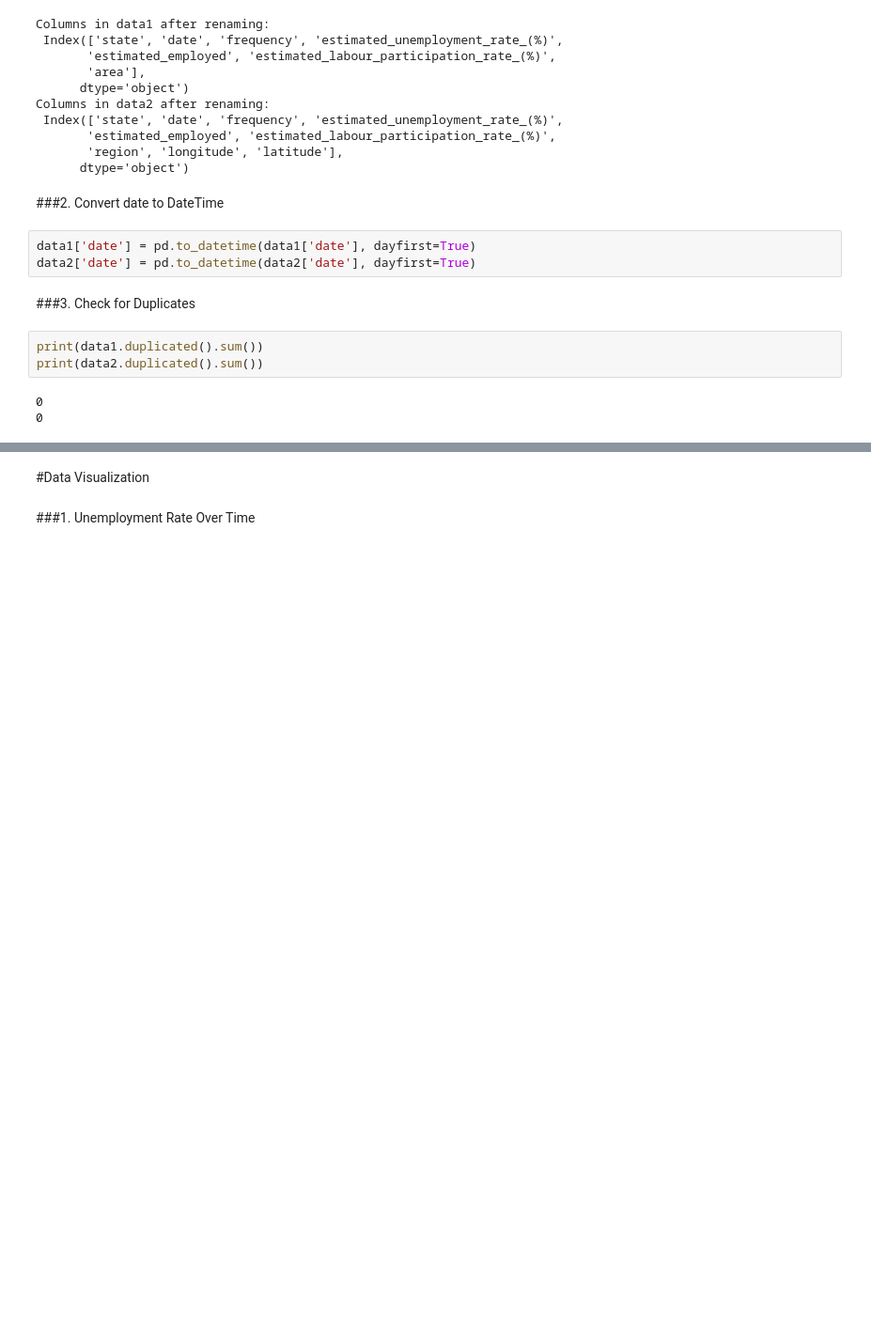
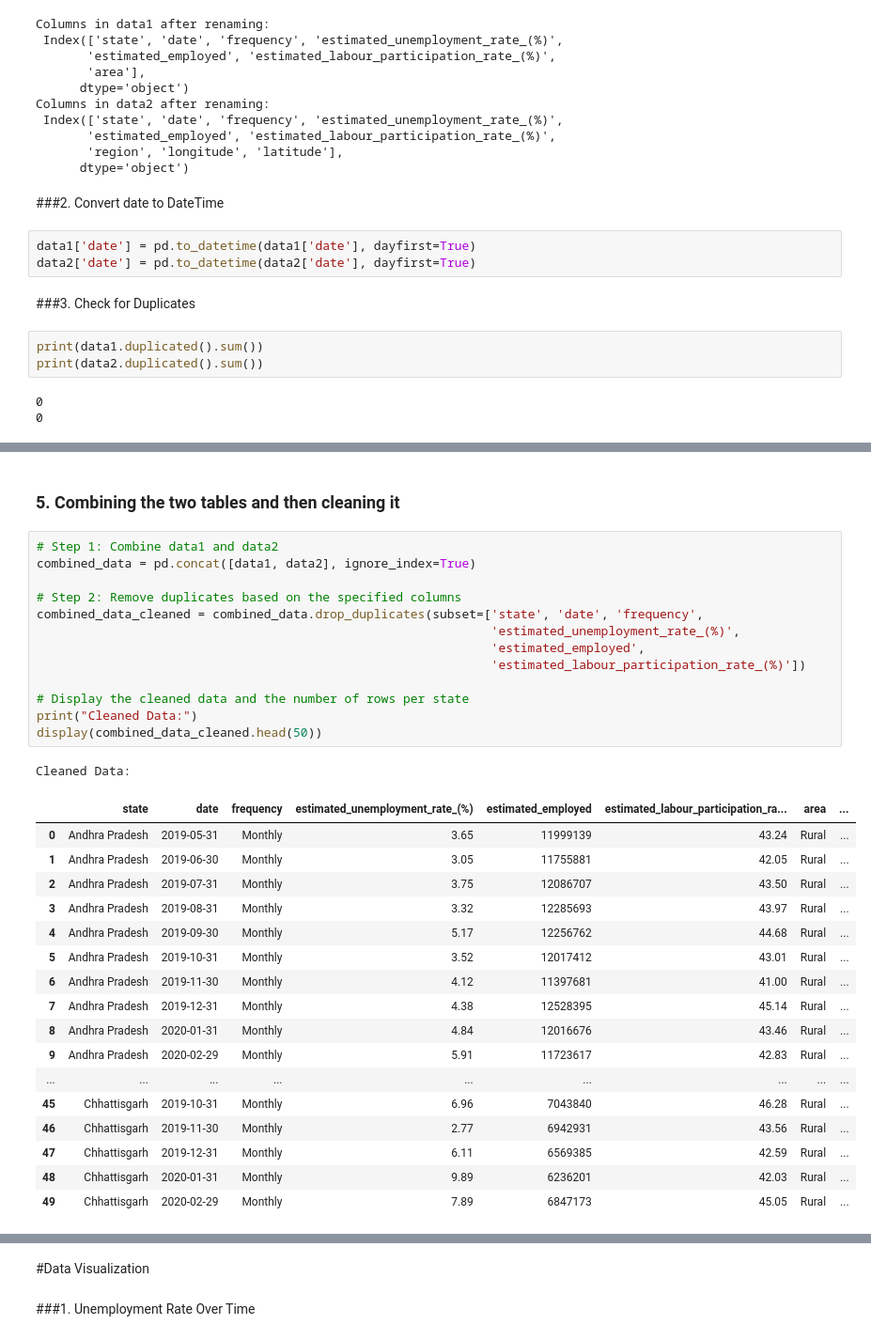
Before and after one commit to shivi13102/Unemployment-Analysis, a Jupyter notebook: Unemployment_Analysis.ipynb, the cells around one changed output, grey strips where cells are left out. Shown at 94% size. Drawn from its saved outputs; the diff is of its cells as text; blank space fills up the shorter version.

```diff
--- a/Unemployment_Analysis.ipynb
+++ b/Unemployment_Analysis.ipynb
@@ -154,0 +211,34 @@ print(data2.duplicated().sum())
+# %% [markdown]
+### 5. Combining the two tables and then cleaning it
+# %%
+# Step 1: Combine data1 and data2
+combined_data = pd.concat([data1, data2], ignore_index=True)
+
+# Step 2: Remove duplicates based on the specified columns
+combined_data_cleaned = combined_data.drop_duplicates(subset=['state', 'date', 'frequency',
+                                                              'estimated_unemployment_rate_(%)',
+                                                              'estimated_employed',
+                                                              'estimated_labour_participation_rate_(%)'])
+
+# Display the cleaned data and the number of rows per state
+print("Cleaned Data:")
+display(combined_data_cleaned.head(50))
+# %% [output]
+Cleaned Data:
+|  | state | date | frequency | estimated_unemployment_rate_(%) | estimated_employed | estimated_labour_participation_ra... | area | ... |
+| 0 | Andhra Pradesh | 2019-05-31 | Monthly | 3.65 | 11999139 | 43.24 | Rural | ... |
+| 1 | Andhra Pradesh | 2019-06-30 | Monthly | 3.05 | 11755881 | 42.05 | Rural | ... |
+| 2 | Andhra Pradesh | 2019-07-31 | Monthly | 3.75 | 12086707 | 43.50 | Rural | ... |
+| 3 | Andhra Pradesh | 2019-08-31 | Monthly | 3.32 | 12285693 | 43.97 | Rural | ... |
+| 4 | Andhra Pradesh | 2019-09-30 | Monthly | 5.17 | 12256762 | 44.68 | Rural | ... |
+| 5 | Andhra Pradesh | 2019-10-31 | Monthly | 3.52 | 12017412 | 43.01 | Rural | ... |
+| 6 | Andhra Pradesh | 2019-11-30 | Monthly | 4.12 | 11397681 | 41.00 | Rural | ... |
+| 7 | Andhra Pradesh | 2019-12-31 | Monthly | 4.38 | 12528395 | 45.14 | Rural | ... |
+| 8 | Andhra Pradesh | 2020-01-31 | Monthly | 4.84 | 12016676 | 43.46 | Rural | ... |
+| 9 | Andhra Pradesh | 2020-02-29 | Monthly | 5.91 | 11723617 | 42.83 | Rural | ... |
+| ... | ... | ... | ... | ... | ... | ... | ... | ... |
+| 45 | Chhattisgarh | 2019-10-31 | Monthly | 6.96 | 7043840 | 46.28 | Rural | ... |
+| 46 | Chhattisgarh | 2019-11-30 | Monthly | 2.77 | 6942931 | 43.56 | Rural | ... |
+| 47 | Chhattisgarh | 2019-12-31 | Monthly | 6.11 | 6569385 | 42.59 | Rural | ... |
+| 48 | Chhattisgarh | 2020-01-31 | Monthly | 9.89 | 6236201 | 42.03 | Rural | ... |
+| 49 | Chhattisgarh | 2020-02-29 | Monthly | 7.89 | 6847173 | 45.05 | Rural | ... |
```
Also changed, not shown: parts of 16 cells of this notebook.
